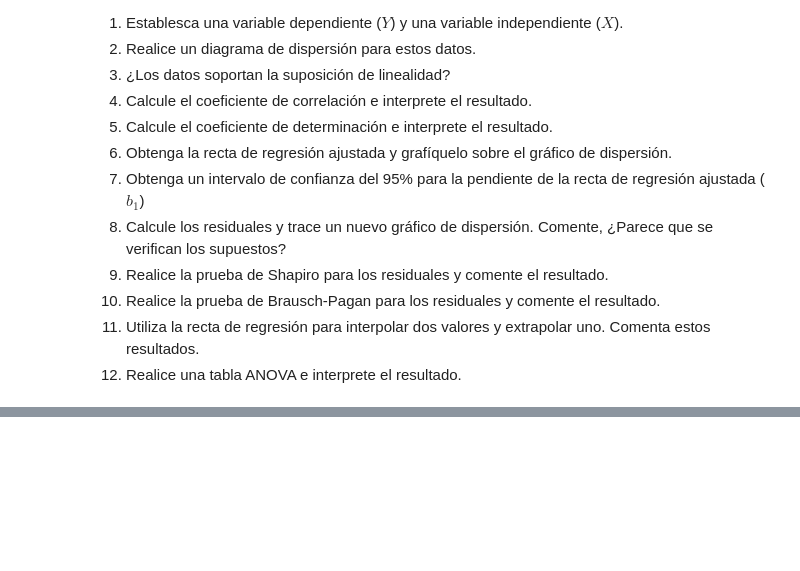
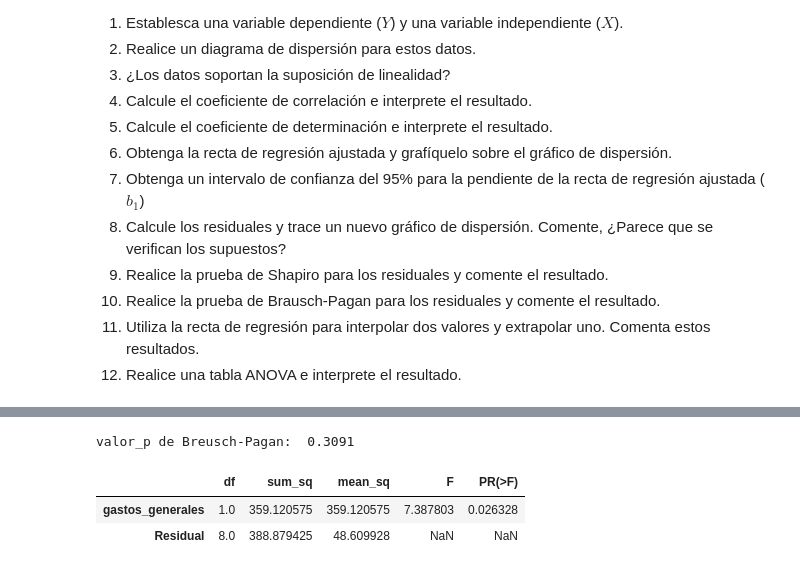
Before and after one commit to joshirdzdel-svg/estadisticainferencial2026A, a Jupyter notebook: untitled0.ipynb, the cells around one changed output, grey strips where cells are left out. Saved outputs shown, nothing was run; the diff lists cells and outputs as text; code cells hidden in the pictures; blank space fills up the shorter version.

```diff
--- a/untitled0.ipynb
+++ b/untitled0.ipynb
@@ -977,0 +1239,29 @@ plt.show()
+# %%
+# Test de Breusch-Pagan
+# H0: No hay heterocedasticidad (dispersión es igual en toda la recta)
+# H1: Hay Heterocedasticidad (dispersión distinta a lo largo de la recta)
+# alpha = 0.05
+
+from statsmodels.stats.api import het_breuschpagan
+_, valor_p_bp, _, _ = het_breuschpagan(residuos, x_constante)
+print(f'valor_p de Breusch-Pagan: {valor_p_bp: 0.4f}\n')
+# %% [output]
+valor_p de Breusch-Pagan:  0.3091
+# %%
+import statsmodels.api as sm
+from statsmodels.formula.api import ols
+
+# test de ANOVA (Analysis of Variance)
+# H0: beta_1 = 0   (No hay correlación)
+# H1: beta_1 ≠ 0   (Sí hay correlación)
+
+import statsmodels.api as sm
+from statsmodels.formula.api import ols
+# Y~X
+modelo_lineal = ols('Unidades ~ gastos_generales', data = df).fit()
+tabla_anova = sm.stats.anova_lm(modelo_lineal)
+tabla_anova
+# %% [output]
+|  | df | sum_sq | mean_sq | F | PR(>F) |
+| gastos_generales | 1.0 | 359.120575 | 359.120575 | 7.387803 | 0.026328 |
+| Residual | 8.0 | 388.879425 | 48.609928 | NaN | NaN |
```
Also changed, not shown: parts of 9 cells of this notebook.
